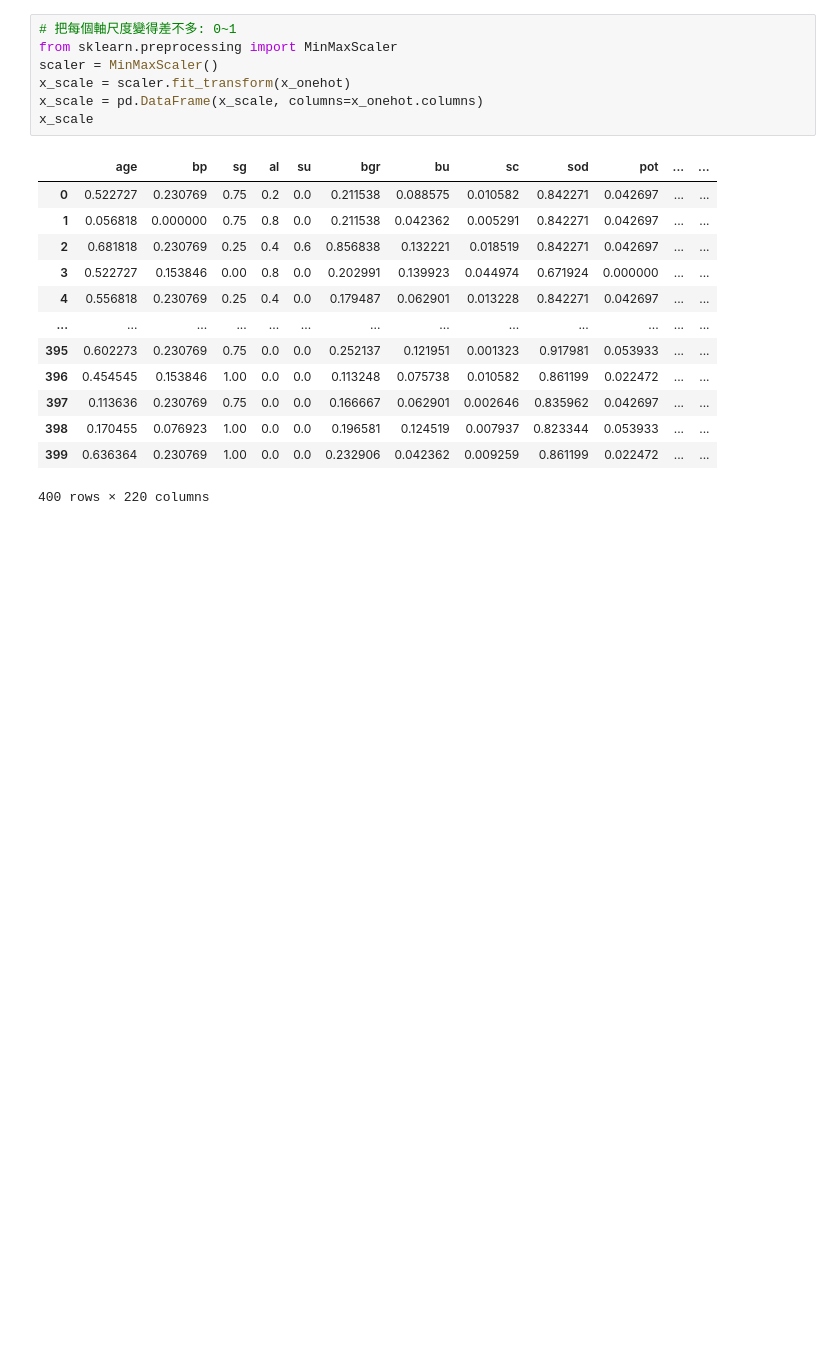
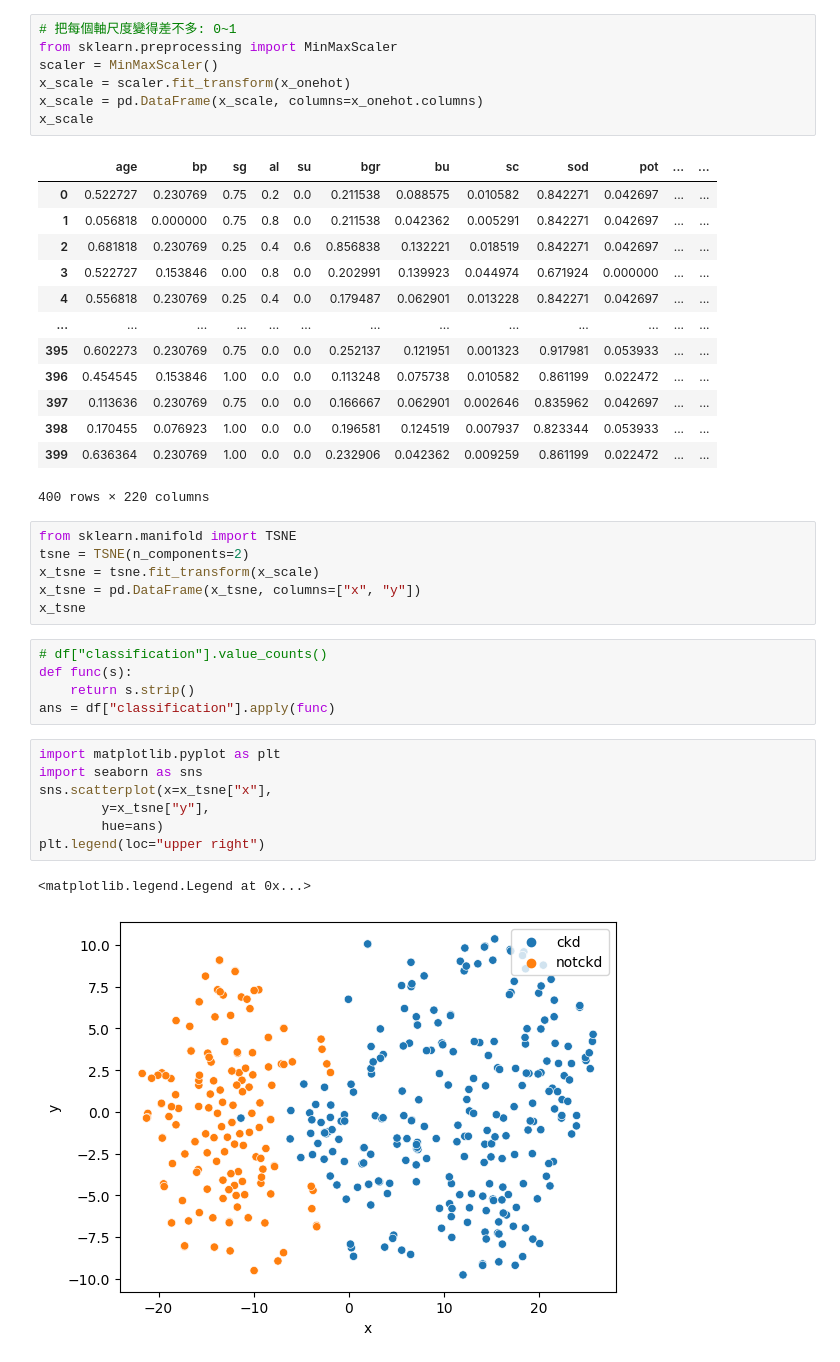
Before and after one commit to Elwing-Chou/kmu1201, a Jupyter notebook: 3_tsne.ipynb, the cells around one changed output. Saved outputs shown, nothing was run; the diff lists cells and outputs as text; blank space fills up the shorter version.

```diff
--- a/3_tsne.ipynb
+++ b/3_tsne.ipynb
@@ -49,3 +49,24 @@ x_scale
 | 398 | 0.170455 | 0.076923 | 1.00 | 0.0 | 0.0 | 0.196581 | 0.124519 | 0.007937 | 0.823344 | 0.053933 | ... | ... |
 | 399 | 0.636364 | 0.230769 | 1.00 | 0.0 | 0.0 | 0.232906 | 0.042362 | 0.009259 | 0.861199 | 0.022472 | ... | ... |
 400 rows × 220 columns
+# %%
+from sklearn.manifold import TSNE
+tsne = TSNE(n_components=2)
+x_tsne = tsne.fit_transform(x_scale)
+x_tsne = pd.DataFrame(x_tsne, columns=["x", "y"])
+x_tsne
+# %%
+# df["classification"].value_counts()
+def func(s):
+    return s.strip()
+ans = df["classification"].apply(func)
+# %%
+import matplotlib.pyplot as plt
+import seaborn as sns
+sns.scatterplot(x=x_tsne["x"],
+        y=x_tsne["y"],
+        hue=ans)
+plt.legend(loc="upper right")
+# %% [output]
+<matplotlib.legend.Legend at 0x...>
+[figure, added]
```
Also changed, not shown: parts of 1 cell of this notebook.
